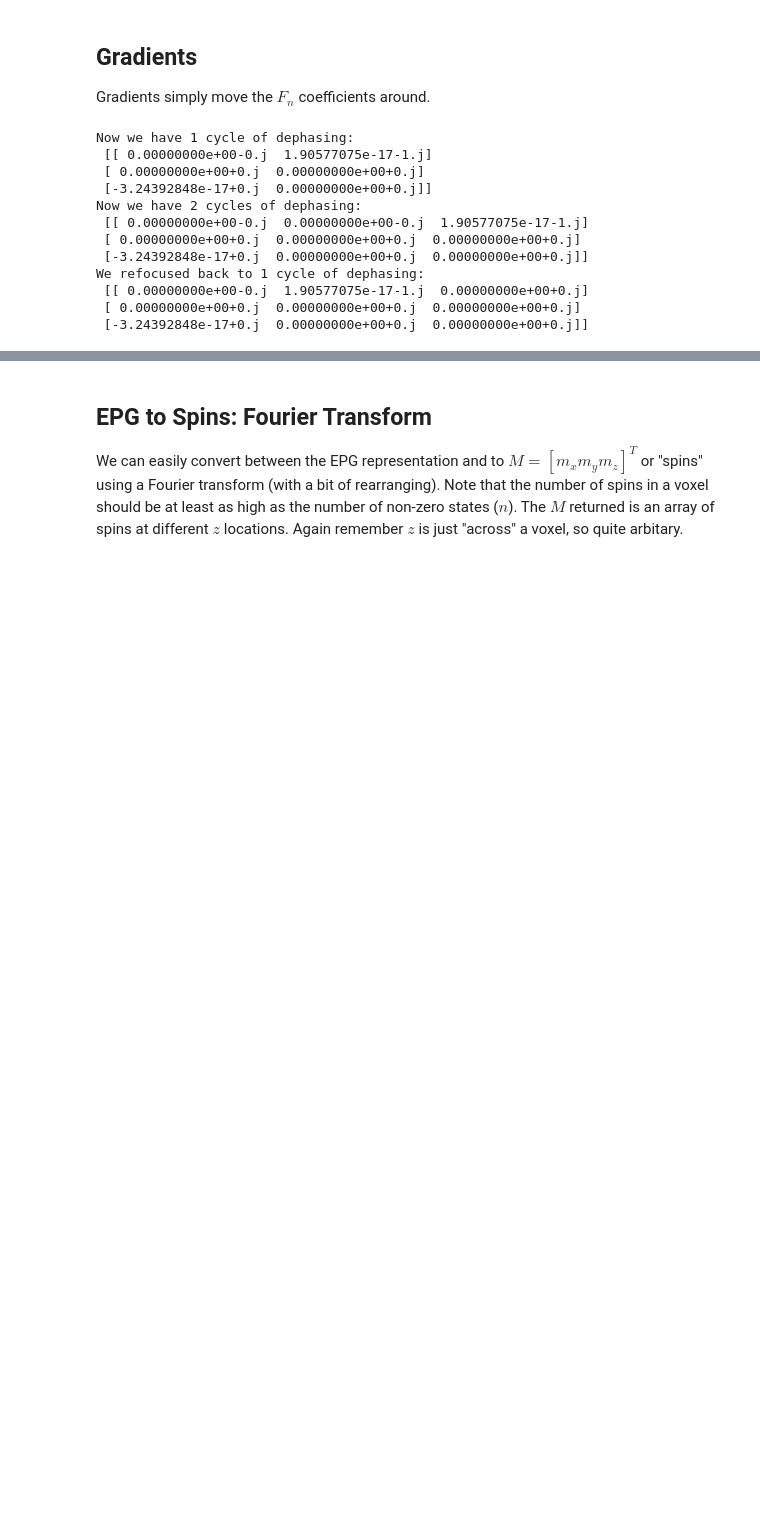
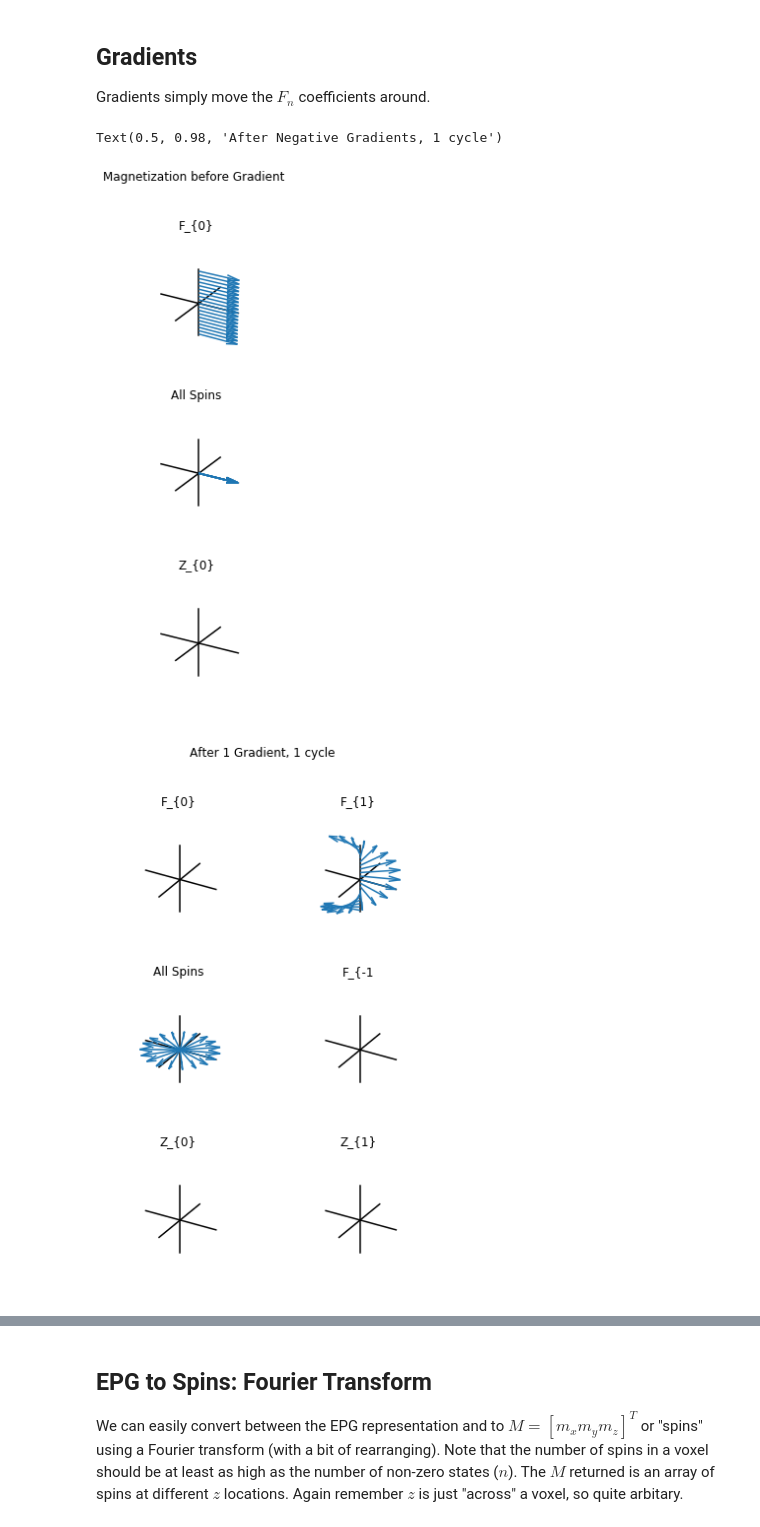
Before and after one commit to mribri999/MRSignalsSeqs, a Jupyter notebook: Python/Rad 229 - Extended Phase Graphs (EPGs) Tutorial.ipynb, the cells around one changed output, grey strips where cells are left out. Cells and saved outputs as stored; diff of their text form; code cells hidden in the pictures; blank space fills up the shorter version.

```diff
--- a/Python/Rad 229 - Extended Phase Graphs (EPGs) Tutorial.ipynb
+++ b/Python/Rad 229 - Extended Phase Graphs (EPGs) Tutorial.ipynb
@@ -76,23 +88,24 @@ Rotating m_y around m_y does nothing:
 # %% [markdown]
 ## Gradients
 Gradients simply move the $F_n$ coefficients around.
-# %%
-FZ = mrs.epg_grad(FZ)      # FZ was excited by the RF
-print("Now we have 1 cycle of dephasing:\n",FZ)
-FZ = mrs.epg_grad(FZ)
-print("Now we have 2 cycles of dephasing:\n",FZ)
-FZ = mrs.epg_grad(FZ,noadd=True,positive = False)   # Negative gradient!
-print("We refocused back to 1 cycle of dephasing:\n",FZ)
-# %% [output]
-Now we have 1 cycle of dephasing:
- [[ 0.00000000e+00-0.j  1.90577075e-17-1.j]
- [ 0.00000000e+00+0.j  0.00000000e+00+0.j]
- [-3.24392848e-17+0.j  0.00000000e+00+0.j]]
-Now we have 2 cycles of dephasing:
- [[ 0.00000000e+00-0.j  0.00000000e+00-0.j  1.90577075e-17-1.j]
- [ 0.00000000e+00+0.j  0.00000000e+00+0.j  0.00000000e+00+0.j]
- [-3.24392848e-17+0.j  0.00000000e+00+0.j  0.00000000e+00+0.j]]
-We refocused back to 1 cycle of dephasing:
- [[ 0.00000000e+00-0.j  1.90577075e-17-1.j  0.00000000e+00+0.j]
- [ 0.00000000e+00+0.j  0.00000000e+00+0.j  0.00000000e+00+0.j]
- [-3.24392848e-17+0.j  0.00000000e+00+0.j  0.00000000e+00+0.j]]
+# %%
+# Just start with F_{0}
+FZ = np.array([[1],[0],[0]])
+mrs.epg_show(FZ)
+plt.suptitle('Magnetization before Gradient')      # In-phase, along Mx
+FZ = mrs.epg_grad(FZ)
+mrs.epg_show(FZ)
+plt.suptitle('After 1 Gradient, 1 cycle')
+FZ = mrs.epg_grad(FZ)
+mrs.epg_show(FZ)
+plt.suptitle('After 2 Gradients, 2 cycles')
+FZ = mrs.epg_grad(FZ,noadd=True,positive = False)   # Negative gradient!
+mrs.epg_show(FZ)
+plt.suptitle('After Negative Gradient, 1 cycle')
+# -- Exercise --
+# a) Try adding more non-zero states at the start
+# b) Combine with an RF pulse between gradients
+# %% [output]
+Text(0.5, 0.98, 'After Negative Gradients, 1 cycle')
+[figure, added]
+[figure, added]
```
Also changed, not shown: parts of 12 cells of this notebook, 1 other file.
